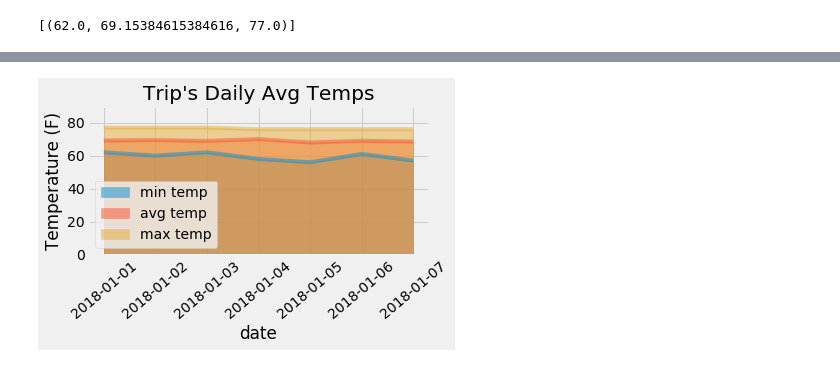
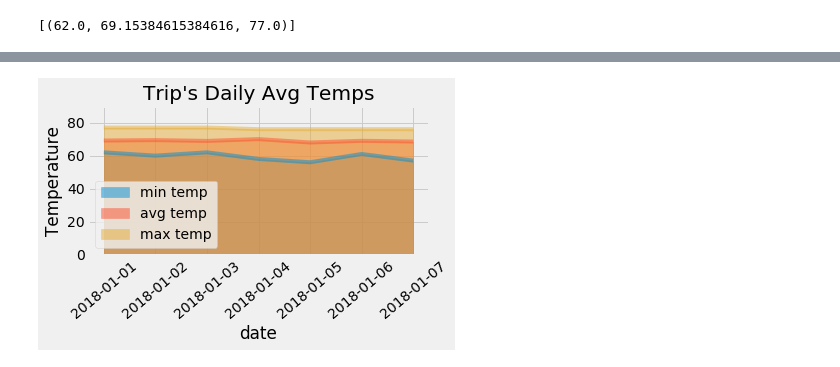
Before and after one commit to Whitney128/Homework, a Jupyter notebook: SQL-Alchemy-challenge/SQL-Alchemy_Challenge.ipynb, the cells around one changed output, grey strips where cells are left out. Cells and saved outputs as stored; diff of their text form; code cells hidden in the pictures.

```diff
--- a/SQL-Alchemy-challenge/SQL-Alchemy_Challenge.ipynb
+++ b/SQL-Alchemy-challenge/SQL-Alchemy_Challenge.ipynb
@@ -257,10 +267,10 @@ normals_df.head(8)
 # %%
 # Plot the daily normals as an area plot with `stacked=False`
 Hawaii_daily_normals_df.plot.area(stacked=False)
 plt.title("Trip's Daily Avg Temps")
-plt.ylabel("Temperature (F)")
+plt.ylabel("Temperature")
 plt.ylim(0,90)
 plt.xticks(rotation=40)
 plt.tight_layout()
 # %% [output]
-[figure, old version]
+[figure, new version]
```
Also changed, not shown: parts of 4 cells of this notebook.
